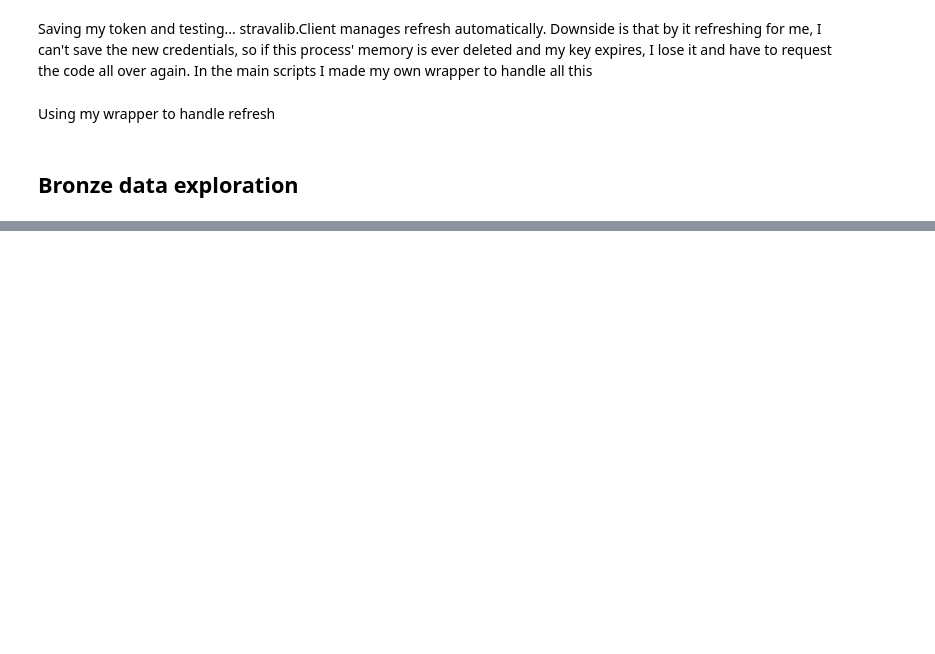
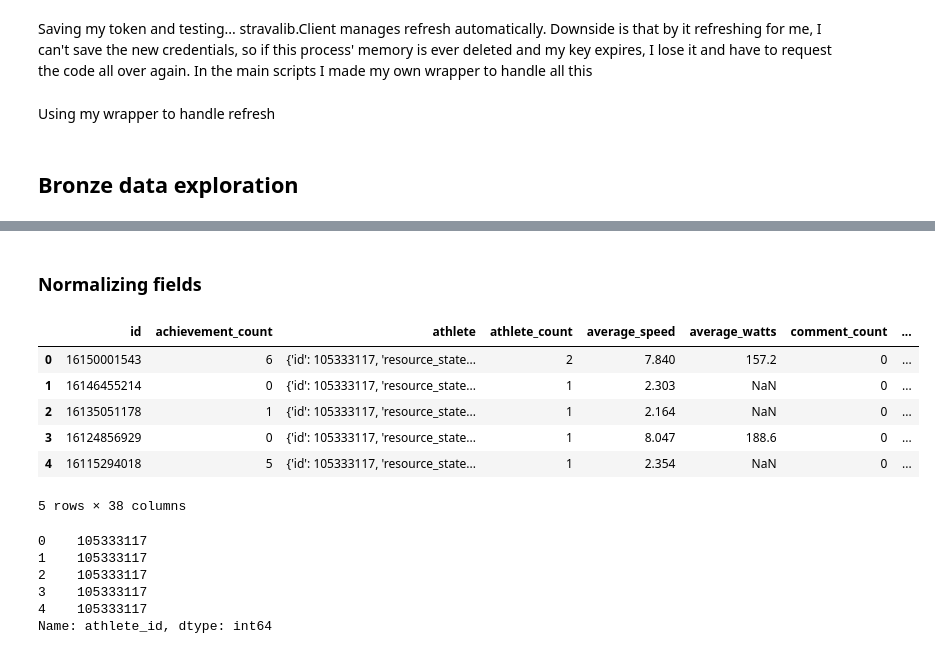
Before and after one commit to lhckb/strava-analysis, a Jupyter notebook: tests.ipynb, the cells around one changed output, grey strips where cells are left out. Cells and saved outputs as stored; diff of their text form; code cells hidden in the pictures; blank space fills up the shorter version.

```diff
--- a/tests.ipynb
+++ b/tests.ipynb
@@ -132,5 +135,8 @@ df = df.drop([
     "location_country",
     "has_heartrate",
     "from_accepted_tag",
-])
+    "manual",
+    "private",
+    "type"
+], axis=1)
 df.info()
@@ -136,0 +161,22 @@ df.info()
+# %% [markdown]
+### Normalizing fields
+# %%
+df.head()
+# %% [output]
+|  | id | achievement_count | athlete | athlete_count | average_speed | average_watts | comment_count | ... |
+| 0 | 16150001543 | 6 | {'id': 105333117, 'resource_state... | 2 | 7.840 | 157.2 | 0 | ... |
+| 1 | 16146455214 | 0 | {'id': 105333117, 'resource_state... | 1 | 2.303 | NaN | 0 | ... |
+| 2 | 16135051178 | 1 | {'id': 105333117, 'resource_state... | 1 | 2.164 | NaN | 0 | ... |
+| 3 | 16124856929 | 0 | {'id': 105333117, 'resource_state... | 1 | 8.047 | 188.6 | 0 | ... |
+| 4 | 16115294018 | 5 | {'id': 105333117, 'resource_state... | 1 | 2.354 | NaN | 0 | ... |
+5 rows × 38 columns
+# %%
+df["athlete_id"] = df["athlete"].apply(lambda x: x["id"]).astype(int)
+df["athlete_id"].head()
+# %% [output]
+0    105333117
+1    105333117
+2    105333117
+3    105333117
+4    105333117
+Name: athlete_id, dtype: int64
```
Also changed, not shown: parts of 31 cells of this notebook, 18 other files.
